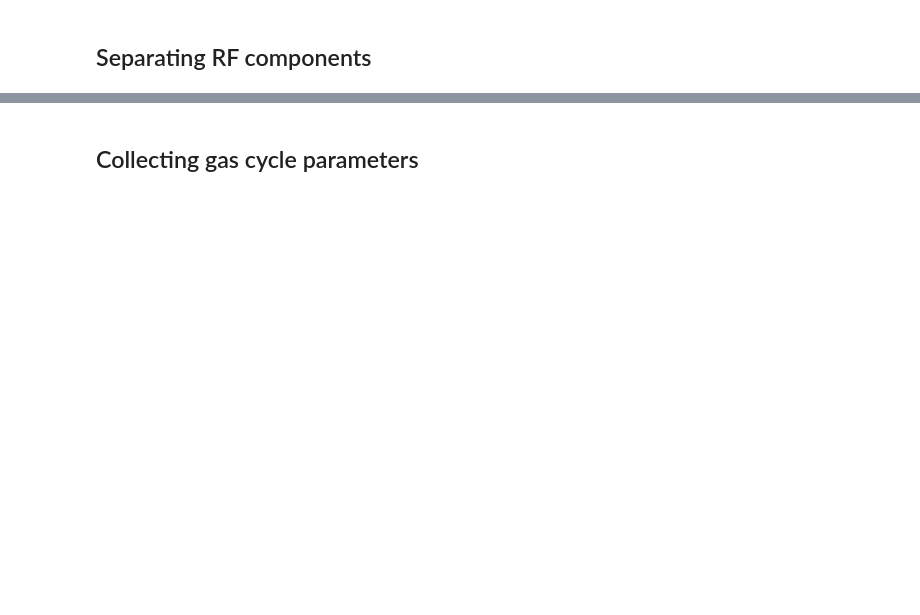
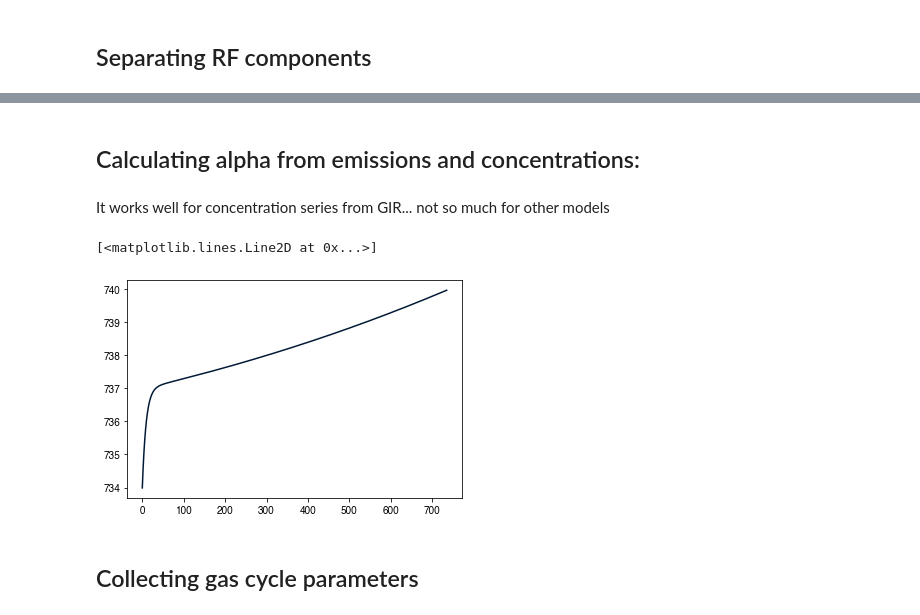
Before and after one commit to njleach/GIR, a Jupyter notebook: GIR/Building_GIR.ipynb, the cells around one changed output, grey strips where cells are left out. Saved outputs shown, nothing was run; the diff lists cells and outputs as text; code cells hidden in the pictures; blank space fills up the shorter version.

Commit message:
updated tuning notebook, not yet integrated into default model

```diff
--- a/GIR/Building_GIR.ipynb
+++ b/GIR/Building_GIR.ipynb
@@ -392,3 +452,12 @@ out_dict['RF'].plot(subplots=True,layout=(4,6),figsize=(20,10),legend=False)
+# %% [markdown]
+## Calculating alpha from emissions and concentrations:
+# %% [markdown]
+It works well for concentration series from GIR... not so much for other models
+# %%
+plt.plot(get_alpha_from_E_C(out_dict['C'].loc[:,('ems_b','default','CH4')].values,out_dict['Emissions'].loc[:,('ems_b','CH4')].values,a.squeeze()[1],tau.squeeze()[1],PI_conc.squeeze()[1],emis2conc.squeeze()[1],timestep=False)[1])
+# %% [output]
+[<matplotlib.lines.Line2D at 0x...>]
+[figure, added]
 # %% [markdown]
 ## Collecting gas cycle parameters
 # %%
```
Also changed, not shown: parts of 20 cells of this notebook, 11 other files.
